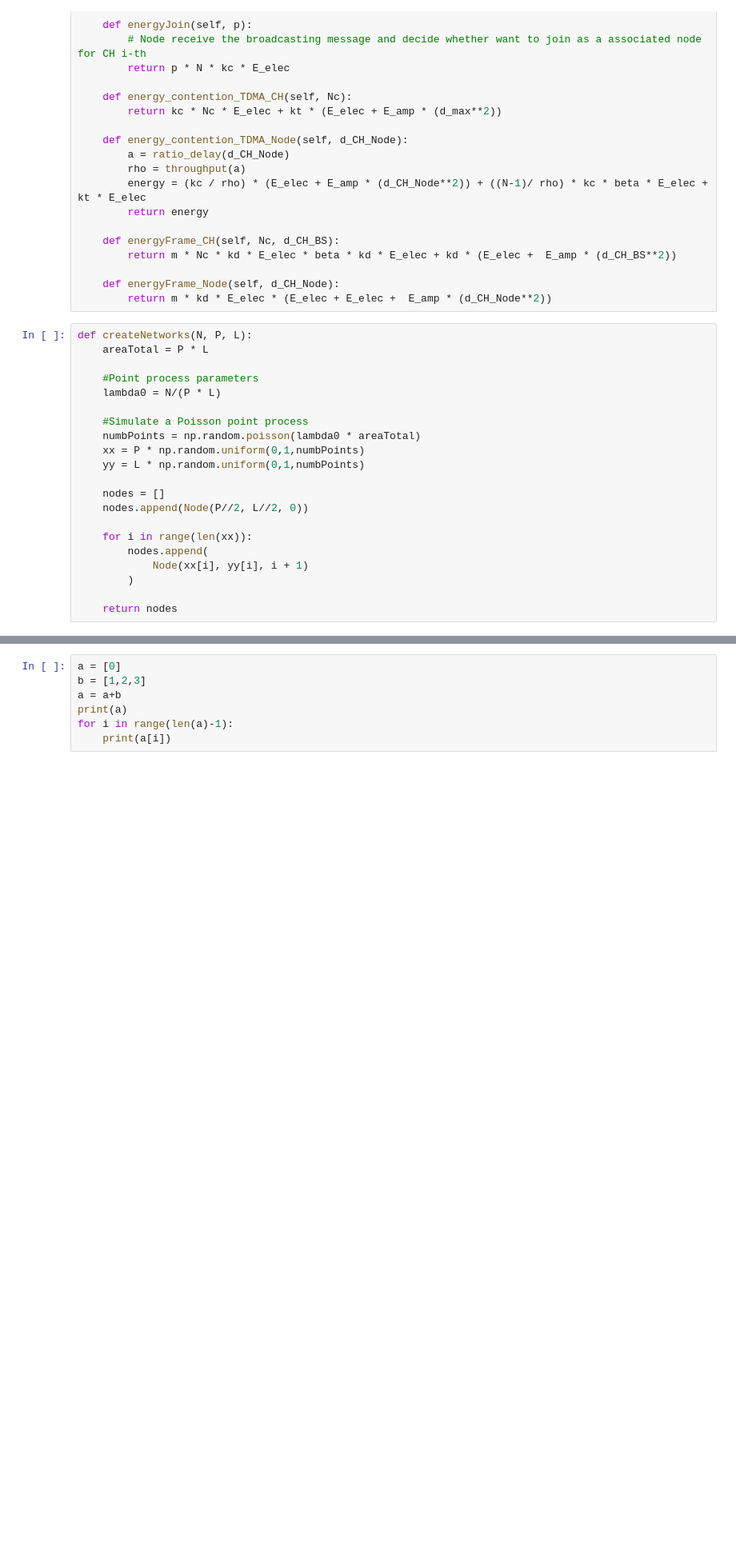
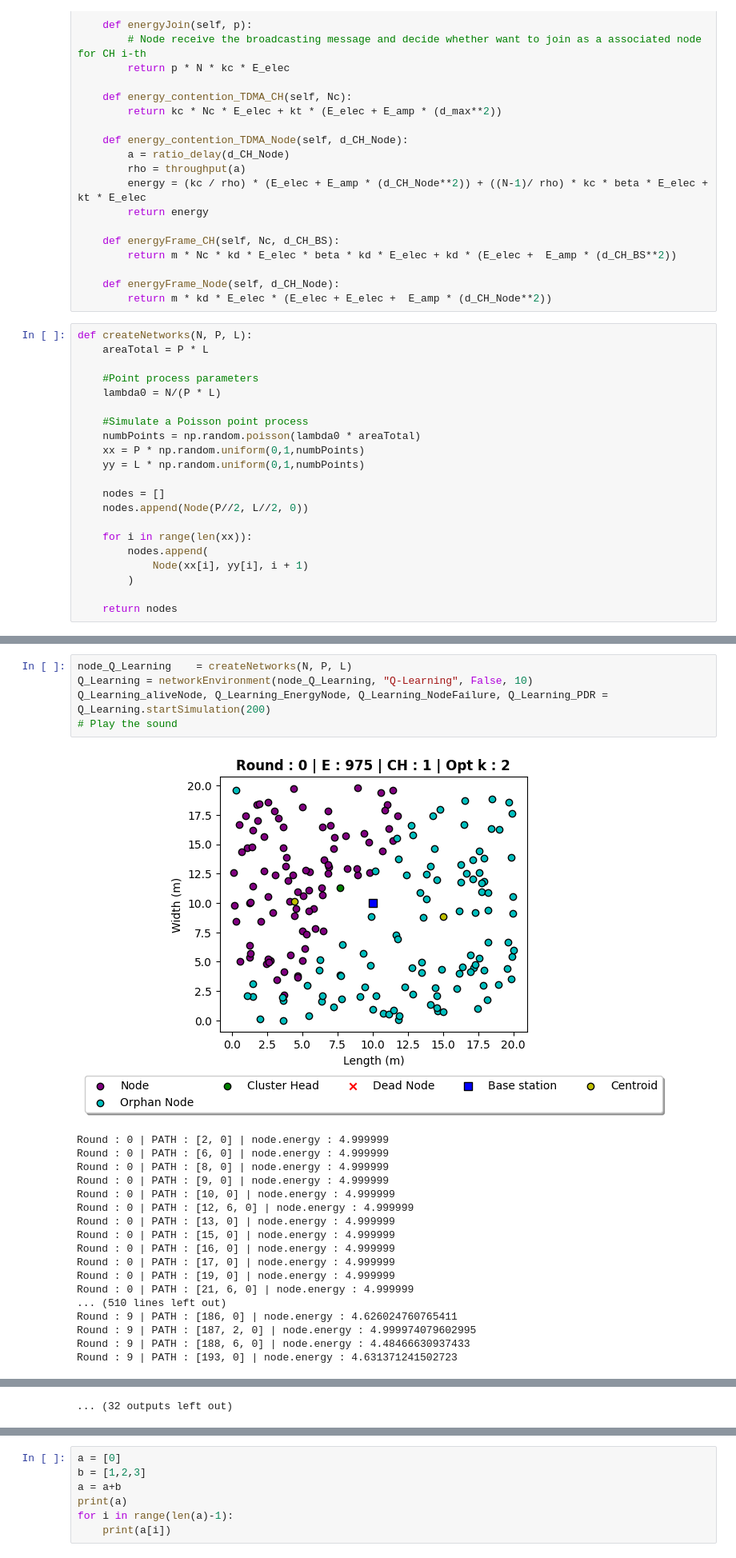
Before and after one commit to BiggusMaximus/Multi-Hop-Q-Learning-LEACH, a Jupyter notebook: code/architecture_v3.ipynb, the cells around one changed output, grey strips where cells are left out. Shown at 80% size. Cells and saved outputs as stored; diff of their text form; blank space fills up the shorter version.

Commit message:
finishing Q-LEarning

```diff
--- a/code/architecture_v3.ipynb
+++ b/code/architecture_v3.ipynb
@@ -502,0 +673,24 @@ class networkEnvironment:
+# %%
+node_Q_Learning    = createNetworks(N, P, L)
+Q_Learning = networkEnvironment(node_Q_Learning, "Q-Learning", False, 10)
+Q_Learning_aliveNode, Q_Learning_EnergyNode, Q_Learning_NodeFailure, Q_Learning_PDR = Q_Learning.startSimulation(200)
+# Play the sound
+# %% [output]
+[figure, added]
+Round : 0 | PATH : [2, 0] | node.energy : 4.999999
+Round : 0 | PATH : [6, 0] | node.energy : 4.999999
+Round : 0 | PATH : [8, 0] | node.energy : 4.999999
+Round : 0 | PATH : [9, 0] | node.energy : 4.999999
+Round : 0 | PATH : [10, 0] | node.energy : 4.999999
+Round : 0 | PATH : [12, 6, 0] | node.energy : 4.999999
+Round : 0 | PATH : [13, 0] | node.energy : 4.999999
+Round : 0 | PATH : [15, 0] | node.energy : 4.999999
+Round : 0 | PATH : [16, 0] | node.energy : 4.999999
+Round : 0 | PATH : [17, 0] | node.energy : 4.999999
+Round : 0 | PATH : [19, 0] | node.energy : 4.999999
+Round : 0 | PATH : [21, 6, 0] | node.energy : 4.999999
+... (510 lines left out)
+Round : 9 | PATH : [186, 0] | node.energy : 4.626024760765411
+Round : 9 | PATH : [187, 2, 0] | node.energy : 4.999974079602995
+Round : 9 | PATH : [188, 6, 0] | node.energy : 4.48466630937433
+Round : 9 | PATH : [193, 0] | node.energy : 4.631371241502723
@@ -503,3 +787,4 @@ class networkEnvironment:
+... (32 outputs left out)
 # %%
 node_LEACH    = createNetworks(N, P, L)
 LEACH = networkEnvironment(node_LEACH, "LEACH", False, 50)
```
Also changed, not shown: parts of 13 cells of this notebook, 5 other files.
